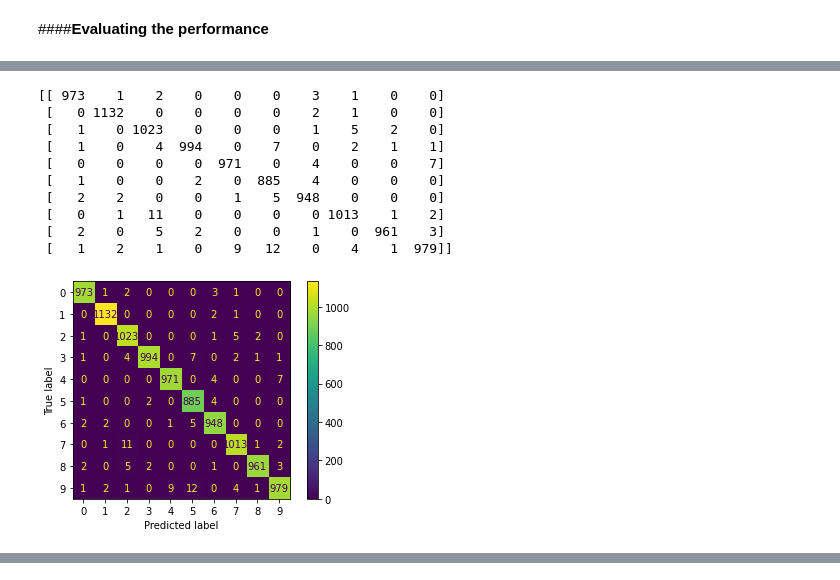
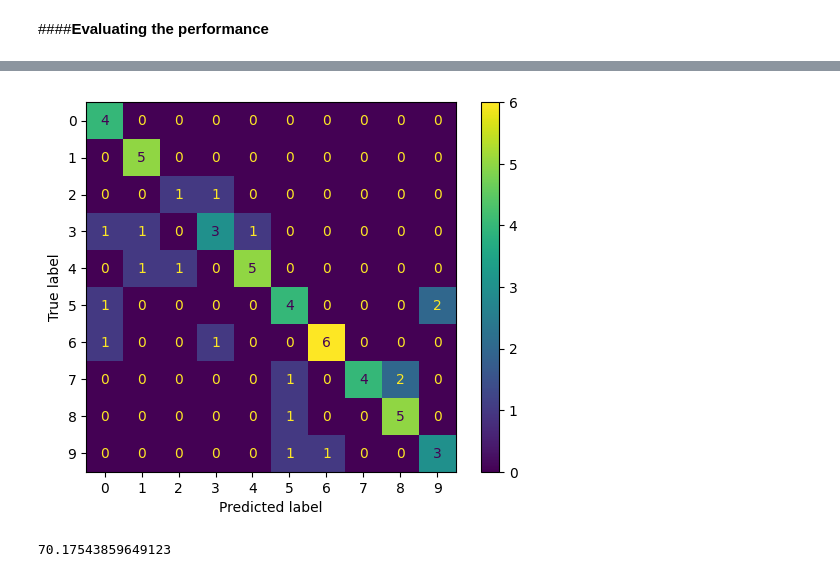
Before and after one commit to Jehmary/Machine-Learning-Basics, a Jupyter notebook: PCT04.ipynb, the cells around one changed output, grey strips where cells are left out. Drawn from its saved outputs; the diff is of its cells as text; code cells hidden in the pictures.

```diff
--- a/PCT04.ipynb
+++ b/PCT04.ipynb
@@ -133,3 +170,10 @@ plt.matshow(X_test[200])
+# %%
+trainRatio = 85/100
+valRatio = 5/100
+testRatio = 15/100
+
+X_train, X_test, y_train, y_test = train_test_split(flat_files, label, test_size = 1 - trainRatio)
+X_val, X_test, y_val, y_test = train_test_split(X_test, y_test, test_size = testRatio/(testRatio + valRatio))
 # %% [markdown]
 #####**Preparing the Data**
 # %% [markdown]
@@ -278,20 +274,12 @@ predicted_labels = [np.argmax(i) for i in prediction]
-# %%
-cm = confusion_matrix(y_test, prediction.argmax(axis=1))
-print(cm)
-# %% [output]
-[[ 973    1    2    0    0    0    3    1    0    0]
- [   0 1132    0    0    0    0    2    1    0    0]
- [   1    0 1023    0    0    0    1    5    2    0]
- [   1    0    4  994    0    7    0    2    1    1]
- [   0    0    0    0  971    0    4    0    0    7]
- [   1    0    0    2    0  885    4    0    0    0]
- [   2    2    0    0    1    5  948    0    0    0]
- [   0    1   11    0    0    0    0 1013    1    2]
- [   2    0    5    2    0    0    1    0  961    3]
- [   1    2    1    0    9   12    0    4    1  979]]
-# %%
-disp = ConfusionMatrixDisplay(confusion_matrix=cm)
-disp.plot()
-plt.show()
-# %% [output]
-[figure, removed]
+# %%
+prediction = model.predict(X_test)
+predicted_labels = [np.argmax(i) for i in prediction]
+
+cm = confusion_matrix(y_test, prediction.argmax(axis=1))
+disp = ConfusionMatrixDisplay(confusion_matrix=cm)
+disp.plot()
+plt.show()
+
+accuracy = 100*np.trace(cm)/np.sum(cm)
+print(accuracy)
+# %% [output]
@@ -298,3 +287,5 @@ plt.show()
+[figure, added]
+70.17543859649123
 # %%
 # Alternative Code for Displaying Confusion Matrix
 import seaborn as sn
```
Also changed, not shown: parts of 53 cells of this notebook.
